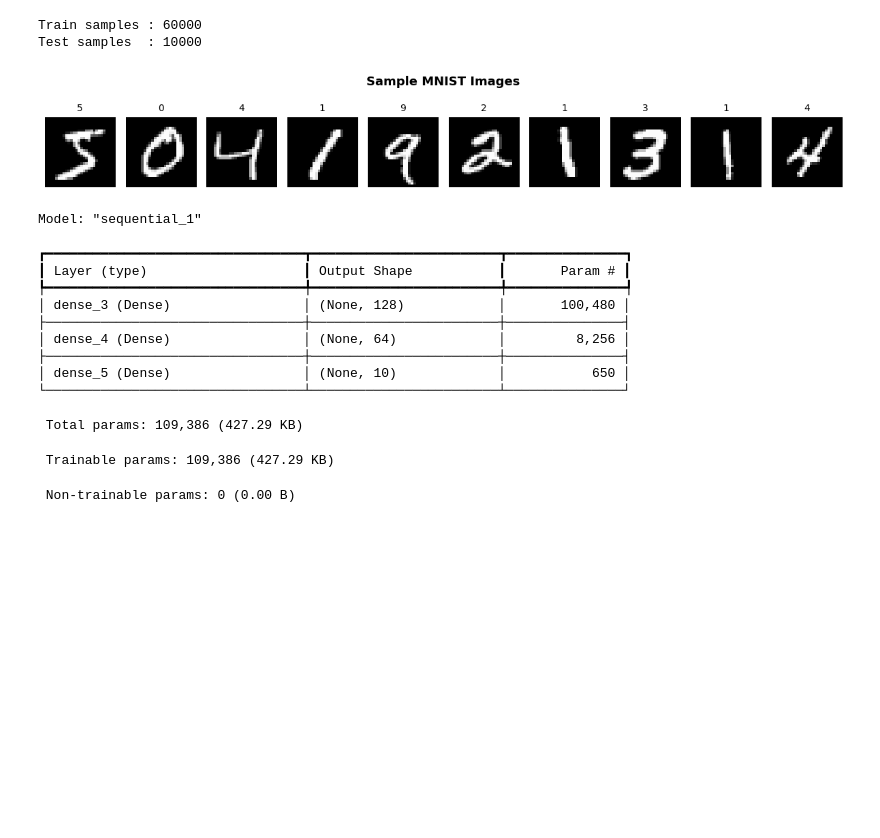
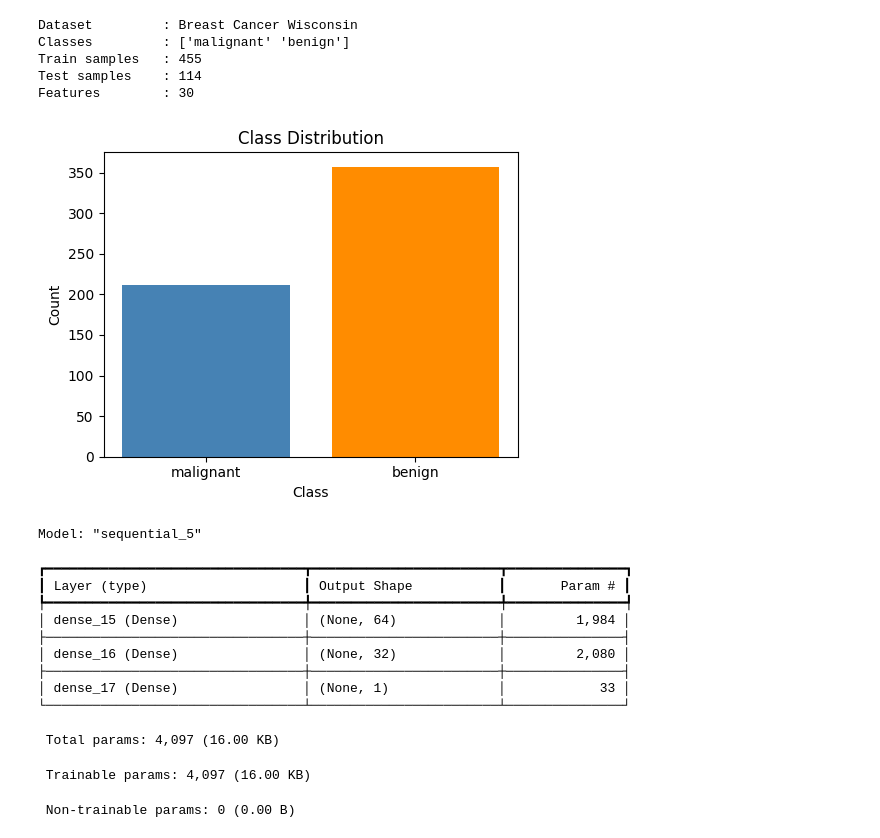
Before and after one commit to kaushalkalas-awesome/DKTE-TY-DL, a Jupyter notebook: DL_03.ipynb, the cells around one changed output. Drawn from its saved outputs; the diff is of its cells as text; code cells hidden in the pictures; blank space fills up the shorter version.

```diff
--- a/DL_03.ipynb
+++ b/DL_03.ipynb
@@ -7,48 +10,59 @@ import matplotlib.pyplot as plt
-# %%
-(X_train, y_train), (X_test, y_test) = tf.keras.datasets.mnist.load_data()
-
-# Normalize and Flatten
-X_train = X_train.reshape(-1, 784).astype('float32') / 255.0
-X_test  = X_test.reshape(-1, 784).astype('float32')  / 255.0
-
-print(f"Train samples : {X_train.shape[0]}")
-print(f"Test samples  : {X_test.shape[0]}")
-# %% [output]
-Train samples : 60000
-Test samples  : 10000
-# %%
-plt.figure(figsize=(12, 2))
-for i in range(10):
-    plt.subplot(1, 10, i + 1)
-    plt.imshow(X_train[i].reshape(28, 28), cmap='gray')
-    plt.title(str(y_train[i]), fontsize=10)
-    plt.axis('off')
-plt.suptitle('Sample MNIST Images', fontsize=13, fontweight='bold')
-plt.tight_layout()
-plt.show()
-# %% [output]
-[figure, removed]
+# %%
+data = load_breast_cancer()
+X, y = data.data, data.target
+
+# Scale features
+scaler = StandardScaler()
+X = scaler.fit_transform(X)
+
+# Split into train and test
+X_train, X_test, y_train, y_test = train_test_split(
+    X, y, test_size=0.2, random_state=42
+)
+
+print(f"Dataset         : Breast Cancer Wisconsin")
+print(f"Classes         : {data.target_names}")   # Malignant / Benign
+print(f"Train samples   : {X_train.shape[0]}")
+print(f"Test samples    : {X_test.shape[0]}")
+print(f"Features        : {X_train.shape[1]}")
+# %% [output]
+Dataset         : Breast Cancer Wisconsin
+Classes         : ['malignant' 'benign']
+Train samples   : 455
+Test samples    : 114
+Features        : 30
+# %%
+unique, counts = np.unique(y, return_counts=True)
+plt.figure(figsize=(5, 4))
+plt.bar(data.target_names, counts, color=['steelblue', 'darkorange'])
+plt.title('Class Distribution')
+plt.xlabel('Class')
+plt.ylabel('Count')
+plt.tight_layout()
+plt.show()
+# %% [output]
+[figure, added]
 # %%
 model_fixed = tf.keras.Sequential([
-  tf.keras.layers.Dense(128, activation='relu', input_shape=(784,)),
-  tf.keras.layers.Dense(64,  activation='relu'),
-  tf.keras.layers.Dense(10,  activation='softmax')
+  tf.keras.layers.Dense(64, activation='relu', input_shape=(30,)),
+  tf.keras.layers.Dense(32, activation='relu'),
+  tf.keras.layers.Dense(1,  activation='sigmoid')
 ])
 
 model_fixed.summary()
 # %% [output]
-Model: "sequential_1"
+Model: "sequential_5"
 ┏━━━━━━━━━━━━━━━━━━━━━━━━━━━━━━━━━┳━━━━━━━━━━━━━━━━━━━━━━━━┳━━━━━━━━━━━━━━━┓
 ┃ Layer (type)                    ┃ Output Shape           ┃       Param # ┃
 ┡━━━━━━━━━━━━━━━━━━━━━━━━━━━━━━━━━╇━━━━━━━━━━━━━━━━━━━━━━━━╇━━━━━━━━━━━━━━━┩
-│ dense_3 (Dense)                 │ (None, 128)            │       100,480 │
+│ dense_15 (Dense)                │ (None, 64)             │         1,984 │
 ├─────────────────────────────────┼────────────────────────┼───────────────┤
-│ dense_4 (Dense)                 │ (None, 64)             │         8,256 │
+│ dense_16 (Dense)                │ (None, 32)             │         2,080 │
 ├─────────────────────────────────┼────────────────────────┼───────────────┤
-│ dense_5 (Dense)                 │ (None, 10)             │           650 │
+│ dense_17 (Dense)                │ (None, 1)              │            33 │
 └─────────────────────────────────┴────────────────────────┴───────────────┘
- Total params: 109,386 (427.29 KB)
+ Total params: 4,097 (16.00 KB)
- Trainable params: 109,386 (427.29 KB)
+ Trainable params: 4,097 (16.00 KB)
  Non-trainable params: 0 (0.00 B)
 # %%
 model_fixed.compile(
```
Also changed, not shown: parts of 10 cells of this notebook.
